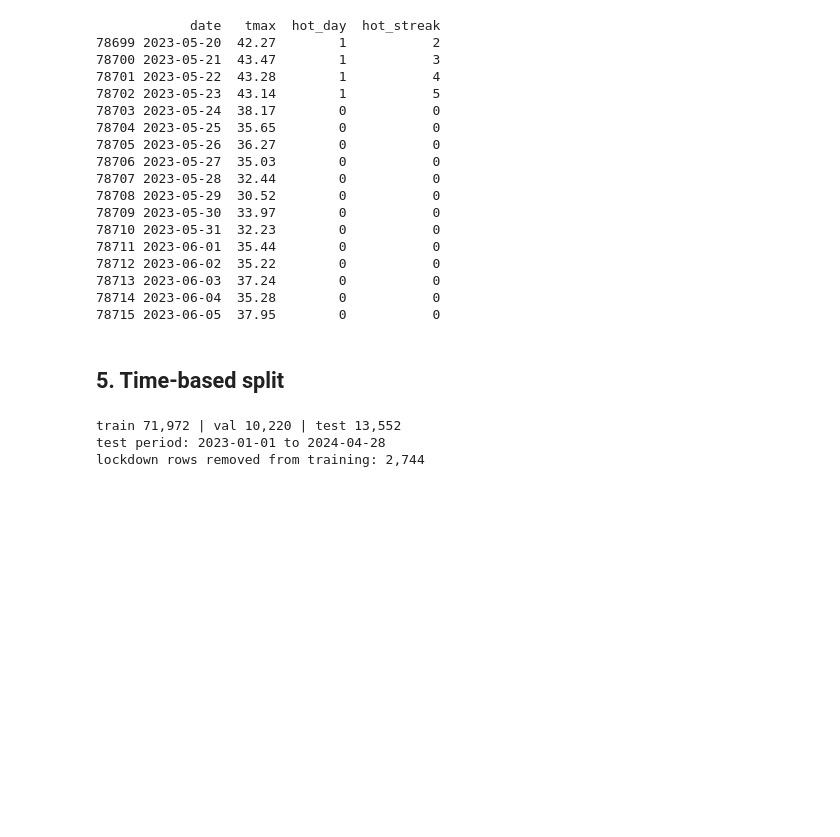
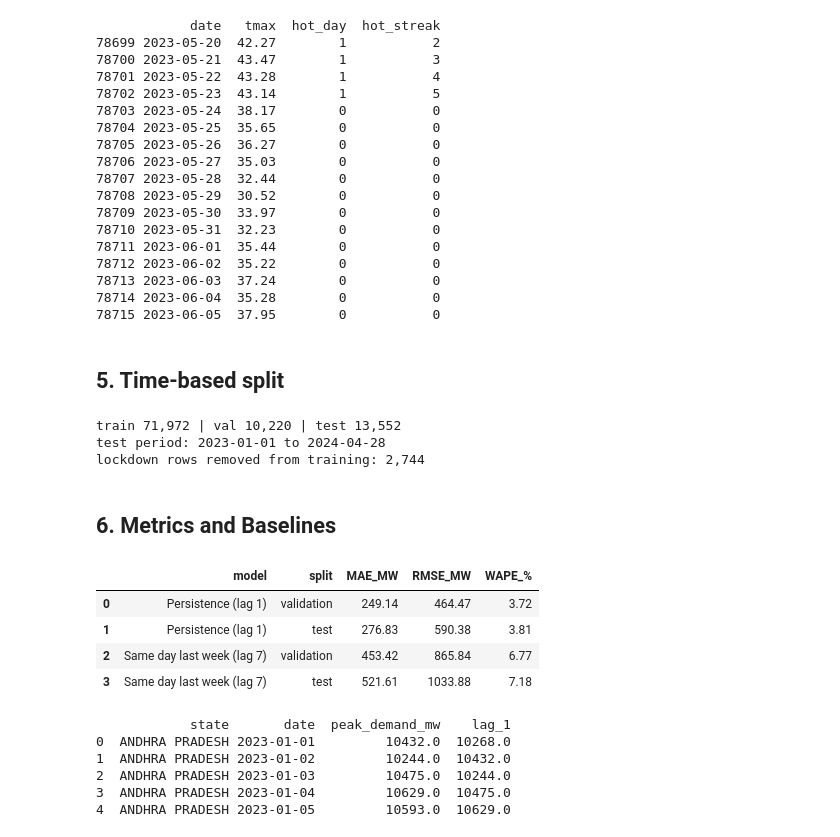
Before and after one commit to mkrohit1798/India-Heatwave-Electricity-Demand, a Jupyter notebook: notebooks/Untitled.ipynb, the cells around one changed output. Cells and saved outputs as stored; diff of their text form; code cells hidden in the pictures; blank space fills up the shorter version.

```diff
--- a/notebooks/Untitled.ipynb
+++ b/notebooks/Untitled.ipynb
@@ -411,3 +411,37 @@ print(f"lockdown rows removed from training: {len(train) -  len(train_fit):,}")
 train 71,972 | val 10,220 | test 13,552
 test period: 2023-01-01 to 2024-04-28
 lockdown rows removed from training: 2,744
+# %% [markdown]
+## 6. Metrics and Baselines
+# %%
+def wape(actual, pred):
+    return float(np.abs(actual - pred).sum() / actual.sum() * 100)
+
+def metrics(d, pred_mw):
+    a = d['peak_demand_mw'].values
+    return {"MAE_MW": float(np.abs(a - pred_mw).mean()),
+           "RMSE_MW": float(np.sqrt(((a - pred_mw) ** 2).mean())),
+           "WAPE_%": wape(a, pred_mw)}
+
+rows = []
+for name, col in [("Persistence (lag 1)", "lag_1"), ("Same day last week (lag 7)", "lag_7")]:
+    rows.append({"model": name, "split": "validation", **metrics(val, val[col].values)})
+    rows.append({"model": name, "split": "test", **metrics(test, test[col].values)})
+
+pd.DataFrame(rows).round(2)
+# %% [output]
+|  | model | split | MAE_MW | RMSE_MW | WAPE_% |
+| 0 | Persistence (lag 1) | validation | 249.14 | 464.47 | 3.72 |
+| 1 | Persistence (lag 1) | test | 276.83 | 590.38 | 3.81 |
+| 2 | Same day last week (lag 7) | validation | 453.42 | 865.84 | 6.77 |
+| 3 | Same day last week (lag 7) | test | 521.61 | 1033.88 | 7.18 |
+# %%
+# sample check for comparison
+print(test[["state", "date", "peak_demand_mw", "lag_1"]].head())
+# %% [output]
+            state       date  peak_demand_mw    lag_1
+0  ANDHRA PRADESH 2023-01-01         10432.0  10268.0
+1  ANDHRA PRADESH 2023-01-02         10244.0  10432.0
+2  ANDHRA PRADESH 2023-01-03         10475.0  10244.0
+3  ANDHRA PRADESH 2023-01-04         10629.0  10475.0
+4  ANDHRA PRADESH 2023-01-05         10593.0  10629.0
```
Also changed, not shown: parts of 5 cells of this notebook.
